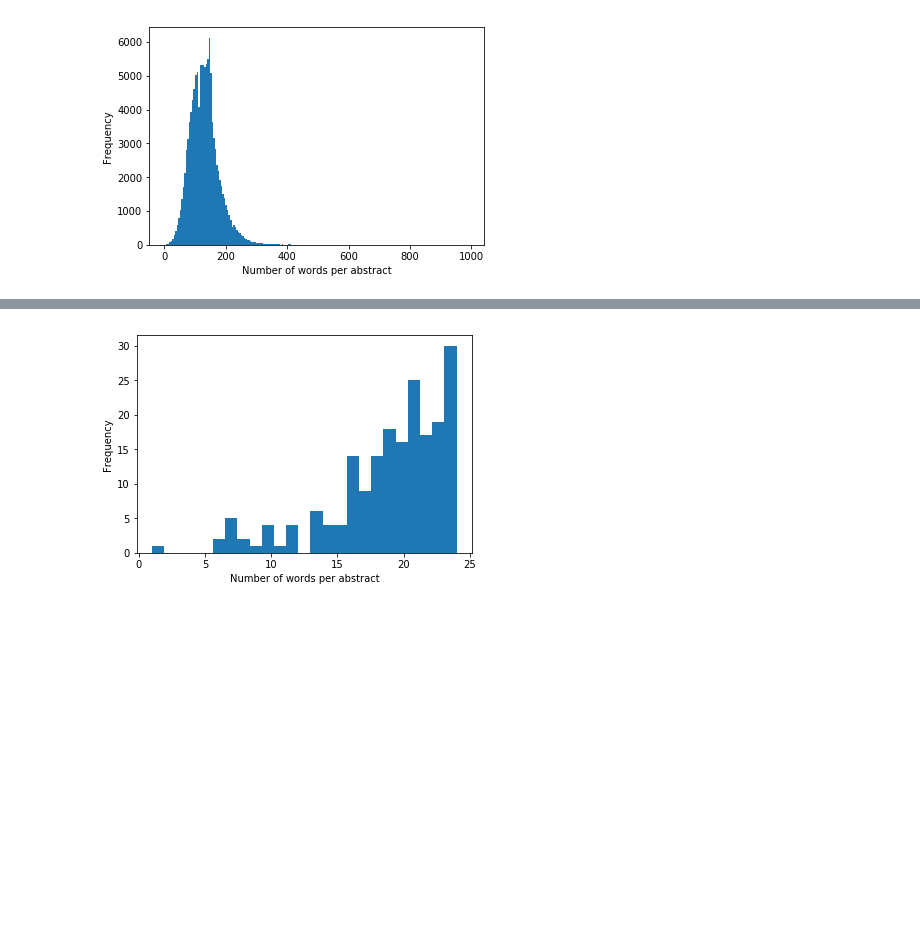
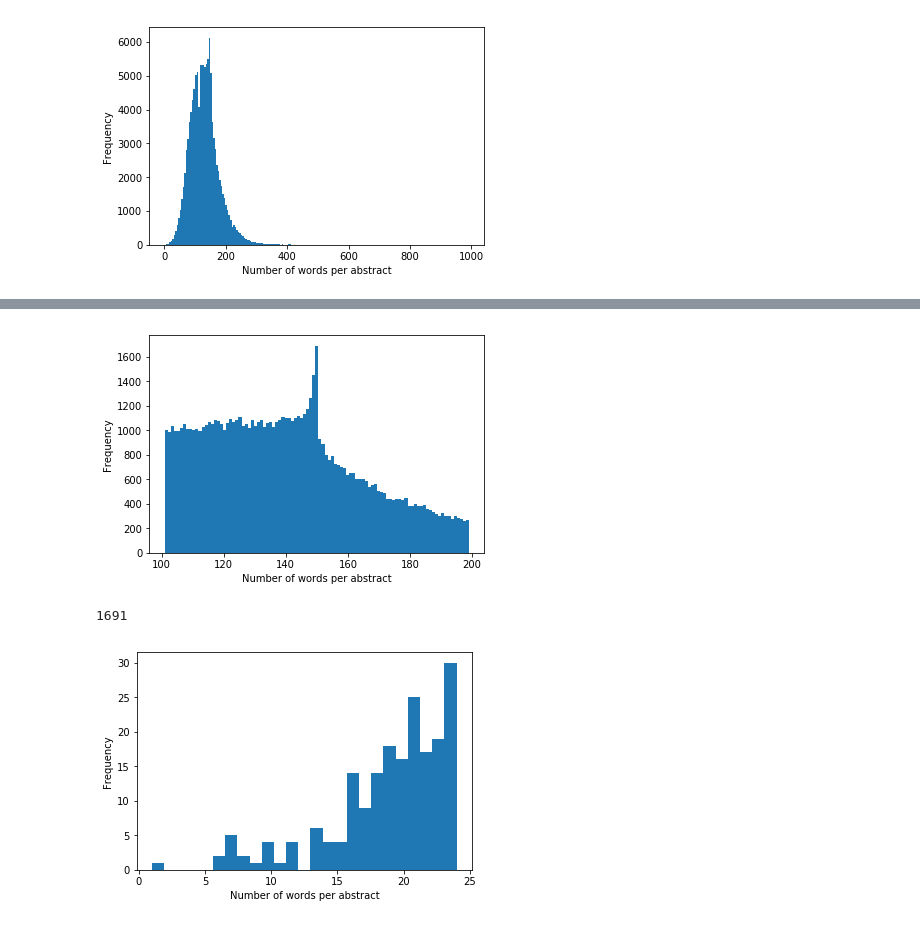
Before and after one commit to andreeaiana/graph_confrec, a Jupyter notebook: notebooks/Exploration General Papers.ipynb, the cells around one changed output, grey strips where cells are left out. Cells and saved outputs as stored; diff of their text form; code cells hidden in the pictures; blank space fills up the shorter version.

```diff
--- a/notebooks/Exploration General Papers.ipynb
+++ b/notebooks/Exploration General Papers.ipynb
@@ -289,3 +389,14 @@ plt.show()
+# %%
+df["len"][df["len"]>100][df["len"]<200].plot(kind="hist",bins=99)
+plt.legend().remove()
+plt.xlabel("Number of words per abstract")
+plt.show()
+# %% [output]
+[figure, added]
+# %%
+len(df[df.len==150]) # Perhaps requirement for abstract of 150 words?
+# %% [output]
+1691
 # %%
 df[["len"]][df[["len"]]<25].plot(kind="hist",bins=25)
 plt.legend().remove()
```
Also changed, not shown: parts of 15 cells of this notebook, 2 other files.
